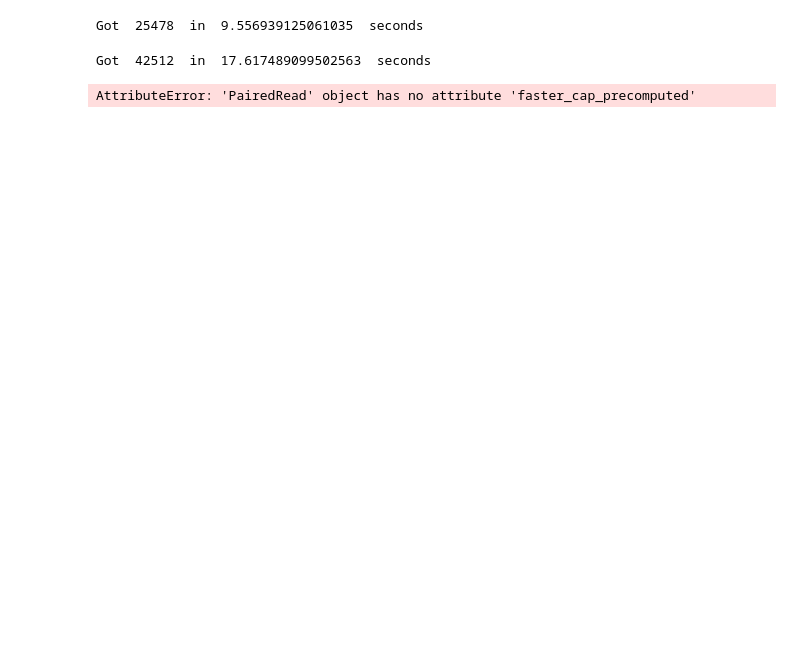
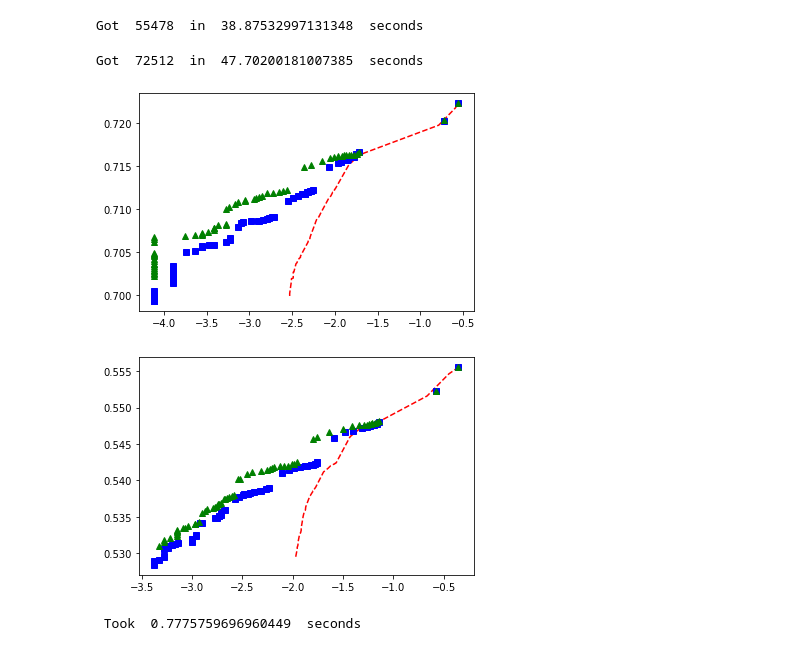
Before and after one commit to xchang1/giraffeCapExperiments, a Jupyter notebook: capper_rocs_paired.ipynb, the cells around one changed output. Drawn from its saved outputs; the diff is of its cells as text; code cells hidden in the pictures; blank space fills up the shorter version.

```diff
--- a/capper_rocs_paired.ipynb
+++ b/capper_rocs_paired.ipynb
@@ -15,11 +15,11 @@ start_time = time.time()
 reads_1kg_small = PairedReads("minimizers_1kg_paired/minimizers_correct",
                               "minimizers_1kg_paired/minimizers_incorrect",
                               "minimizers_1kg_paired/minimizers_mixed",
-                              max_correct_reads=10000)
+                              max_correct_reads=40000)
 
 print("Got ", len(reads_1kg_small.reads), " in ", time.time() - start_time, " seconds")
 # %% [output]
-Got  25478  in  9.556939125061035  seconds
+Got  55478  in  38.87532997131348  seconds
 # %%
 start_time = time.time()
 # Parse the hgsvc reads
@@ -27,11 +27,11 @@ start_time = time.time()
 reads_hgsvc_small = PairedReads("minimizers_hgsvc_paired/minimizers_correct",
                                 "minimizers_hgsvc_paired/minimizers_incorrect",
                                 "minimizers_hgsvc_paired/minimizers_mixed",
-                                max_correct_reads=10000)
+                                max_correct_reads=40000)
 
 print("Got ", len(reads_hgsvc_small.reads), " in ", time.time() - start_time, " seconds")
 # %% [output]
-Got  42512  in  17.617489099502563  seconds
+Got  72512  in  47.70200181007385  seconds
 # %%
 def current_cap(r):
     """
@@ -46,6 +46,8 @@ def current_cap(r):
 ## Make the small plots
 
 def calc_map_q(r):
+    if len(r.alignment_scores) == 0:
+        return 0.0
     assert(len(r.alignment_scores) > 0)
 
     if len(r.alignment_scores) == 1:
@@ -65,47 +67,65 @@ def calc_map_q(r):
     # Add together the alignment scores, from smallest to largest
     p = math.exp(x * s)
     for y in r.alignment_scores[:-1]:
-        p += math.exp(y *s) #* (1.0 + unexplored_multiplicity)
+        p += math.exp(y * s) #* (1.0 + unexplored_multiplicity)
 
-    z = math.exp(x * s) / p
-    map_q = (-10 * math.log10(1 - z)) if z < 1.0 else 100000
+    if p == 0:
+        map_q = 10000
+        #print(map_q, r.uncapped_map_q, r.alignment_scores)
+    else:
+        z = math.exp(x * s) / p
+        map_q = (-10 * math.log10(1 - z)) if z < 1.0 else 10000
+
+    #print(map_q, r.uncapped_map_q, r.alignment_scores)
+
+    return map_q
+
+def calc_map_q_pair(r):
+
+    print(r.uncapped_map_q, r.pair.uncapped_map_q, calc_map_q(r), calc_map_q(r.pair))
 
     return map_q # r.uncapped_map_q
 
 def proposed_cap(r):
-    escape_bonus = 1.0 if r.uncapped_map_q < 1000 else 2.0
+    map_q = calc_map_q(r)
+    escape_bonus = 1.0 if map_q < 10000 else 2.0
 
     #if r.alignment_score >= 140:
     #    escape_bonus += 10
     #escape_bonus = 0.0 if total_unexplored_minimizers(r) >= 10 else 20
 
     #escape_bonus = 1.0
     #if r.alignment_score >= 140 and (r.uncapped_map_q >= 1000 or r.avg_unexplored_minimizers() <= 100):
     #    escape_bonus = 2.0
 
     #assert r.xian_cap == capper.p_inf
 
-    return round(min(r.faster_cap_precomputed * escape_bonus, calc_map_q(r), 70))
+    return int(min(r.xian_cap, (r.faster_cap_precomputed +
+                                r.pair.faster_cap_precomputed) * escape_bonus, map_q, 120)/2.0)
+
+    #return round(min(r.faster_cap_precomputed + r.pair.faster_cap_precomputed) * escape_bonus, calc_map_q(r), 70))
 
 def make_rocs(reads):
     # Make ROC curves
     roc_unmodified = reads.get_roc()
     #print("Roc unmodified", roc_unmodified)
     roc_adam_modified = reads.get_roc(map_q_fn=current_cap)
     #print("Roc adam modified ", roc_adam_modified)
     start_time = time.time()
     roc_new_sum_modified = reads.get_roc(map_q_fn=proposed_cap)
     #print("Roc mode modified (time:{}) ".format(time.time()-start_time), roc_new_sum_modified)
     #Reads.plot_rocs([roc_unmodified, roc_adam_modified, roc_new_sum_modified])
 
-    Reads.plot_rocs([roc_unmodified, roc_adam_modified, roc_new_sum_modified ])
+    PairedReads.plot_rocs([roc_unmodified, roc_adam_modified, roc_new_sum_modified ])
 
 start_time = time.time()
 make_rocs(reads_1kg_small)
 make_rocs(reads_hgsvc_small)
 print(" Took ", time.time() - start_time, " seconds")
 # %% [output]
+[figure, added]
+[figure, added]
-AttributeError: 'PairedRead' object has no attribute 'faster_cap_precomputed'
+ Took  0.7775759696960449  seconds
 # %%
 start_time = time.time()
 # Parse the hgsvc reads
```
Also changed, not shown: parts of 4 cells of this notebook, 2 other files.
